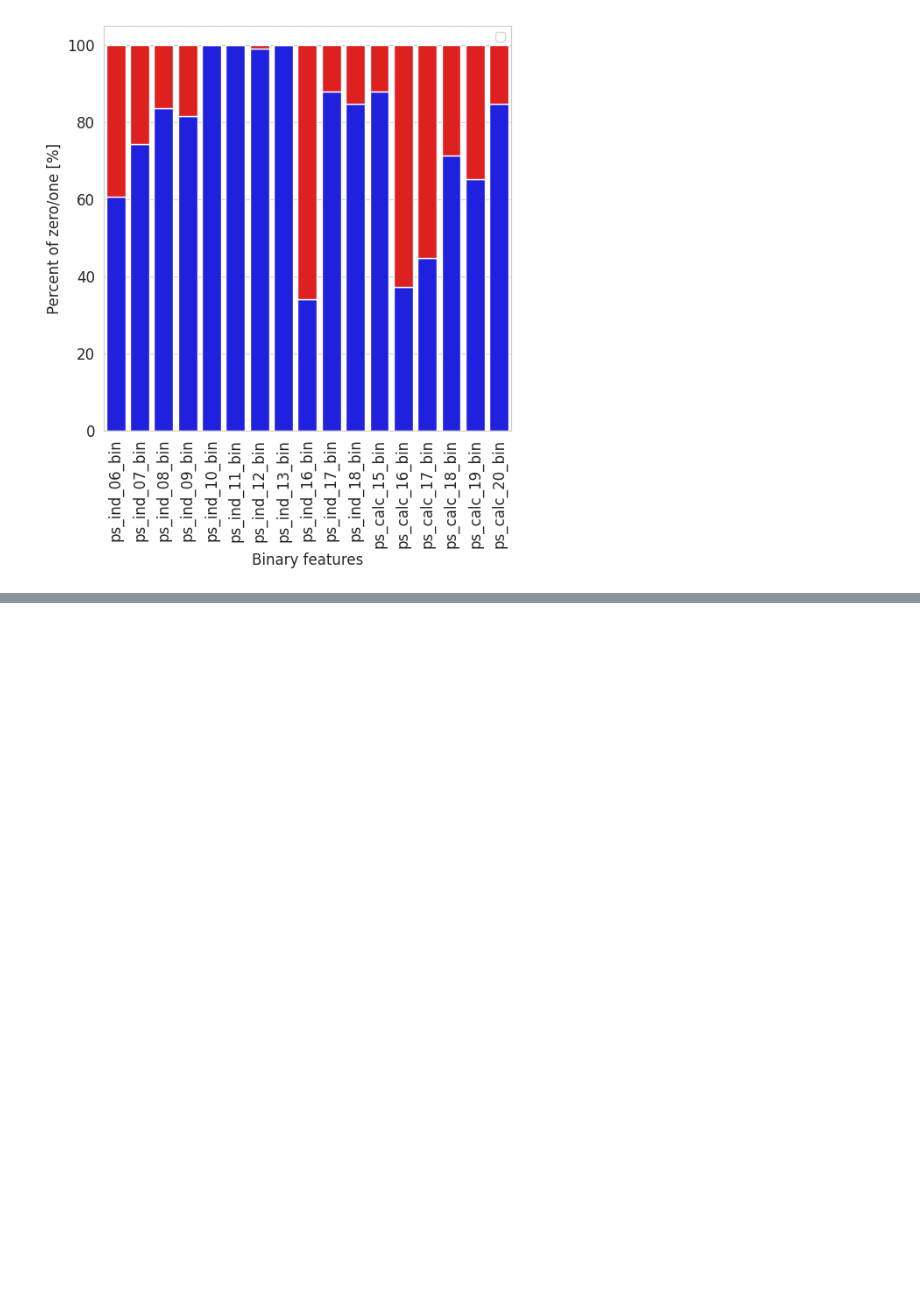
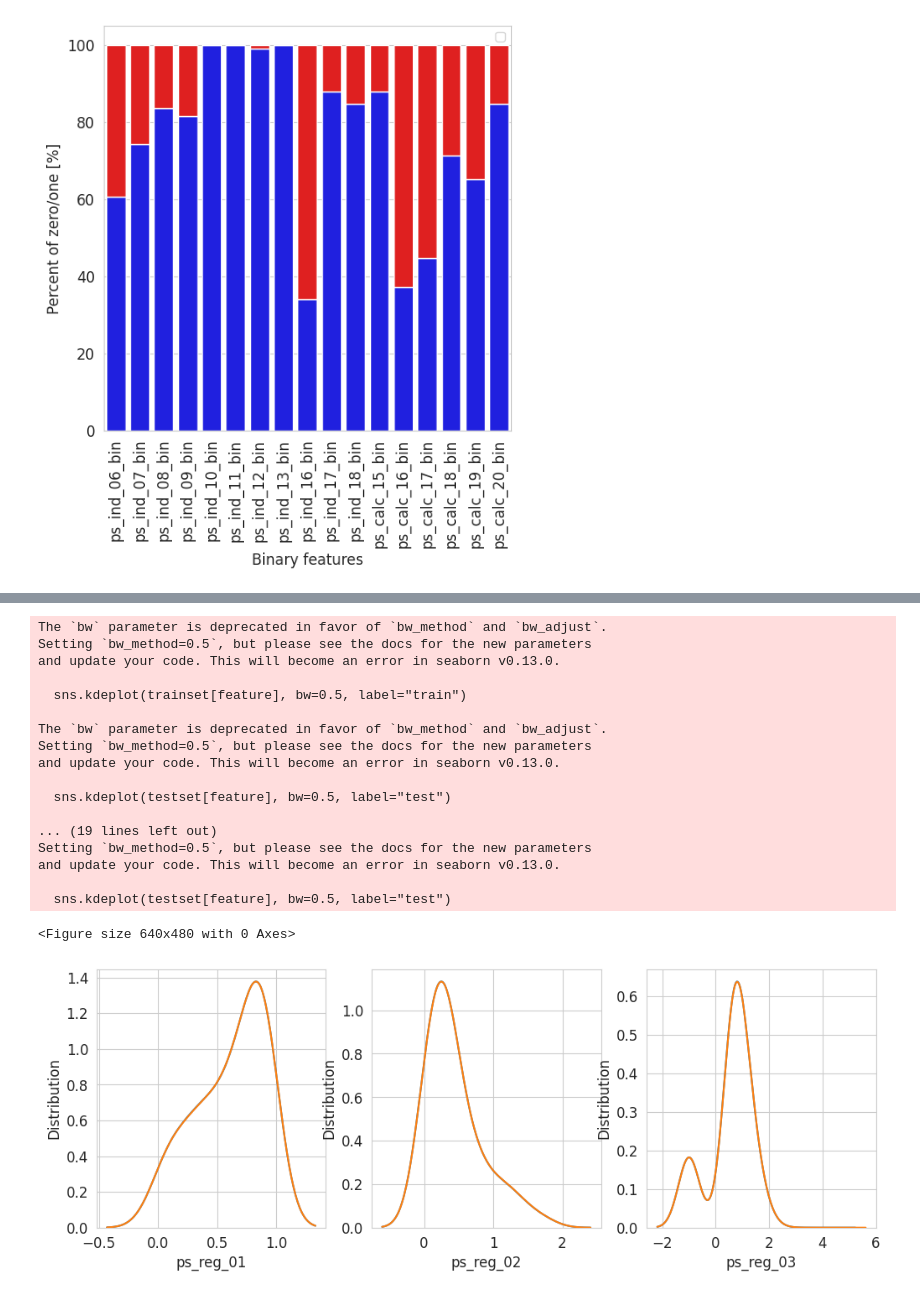
Before and after one commit to jhk990602/datapractice, a Jupyter notebook: Untitled4.ipynb, the cells around one changed output, grey strips where cells are left out. Cells and saved outputs as stored; diff of their text form; code cells hidden in the pictures; blank space fills up the shorter version.

```diff
--- a/Untitled4.ipynb
+++ b/Untitled4.ipynb
@@ -332,0 +430,40 @@ fig,ax= plt.subplots(6,3,figsize=(12,24))
+# %%
+var = metadata[(metadata.category == 'registration') & (metadata.preserve)].index
+
+# Bar plot
+sns.set_style('whitegrid')
+
+plt.figure()
+fig, ax = plt.subplots(1,3,figsize=(12,4))
+i = 0
+for feature in var:
+    i = i + 1
+    plt.subplot(1,3,i)
+    sns.kdeplot(trainset[feature], bw=0.5, label="train")
+    sns.kdeplot(testset[feature], bw=0.5, label="test")
+    plt.ylabel('Distribution', fontsize=12)
+    plt.xlabel(feature, fontsize=12)
+    locs, labels = plt.xticks()
+    #plt.setp(labels, rotation=90)
+    plt.tick_params(axis='both', which='major', labelsize=12)
+plt.show();
+# %% [output]
+The `bw` parameter is deprecated in favor of `bw_method` and `bw_adjust`.
+Setting `bw_method=0.5`, but please see the docs for the new parameters
+and update your code. This will become an error in seaborn v0.13.0.
+
+  sns.kdeplot(trainset[feature], bw=0.5, label="train")
+
+The `bw` parameter is deprecated in favor of `bw_method` and `bw_adjust`.
+Setting `bw_method=0.5`, but please see the docs for the new parameters
+and update your code. This will become an error in seaborn v0.13.0.
+
+  sns.kdeplot(testset[feature], bw=0.5, label="test")
+
+... (19 lines left out)
+Setting `bw_method=0.5`, but please see the docs for the new parameters
+and update your code. This will become an error in seaborn v0.13.0.
+
+  sns.kdeplot(testset[feature], bw=0.5, label="test")
+<Figure size 640x480 with 0 Axes>
+[figure, added]
```
Also changed, not shown: parts of 9 cells of this notebook.
